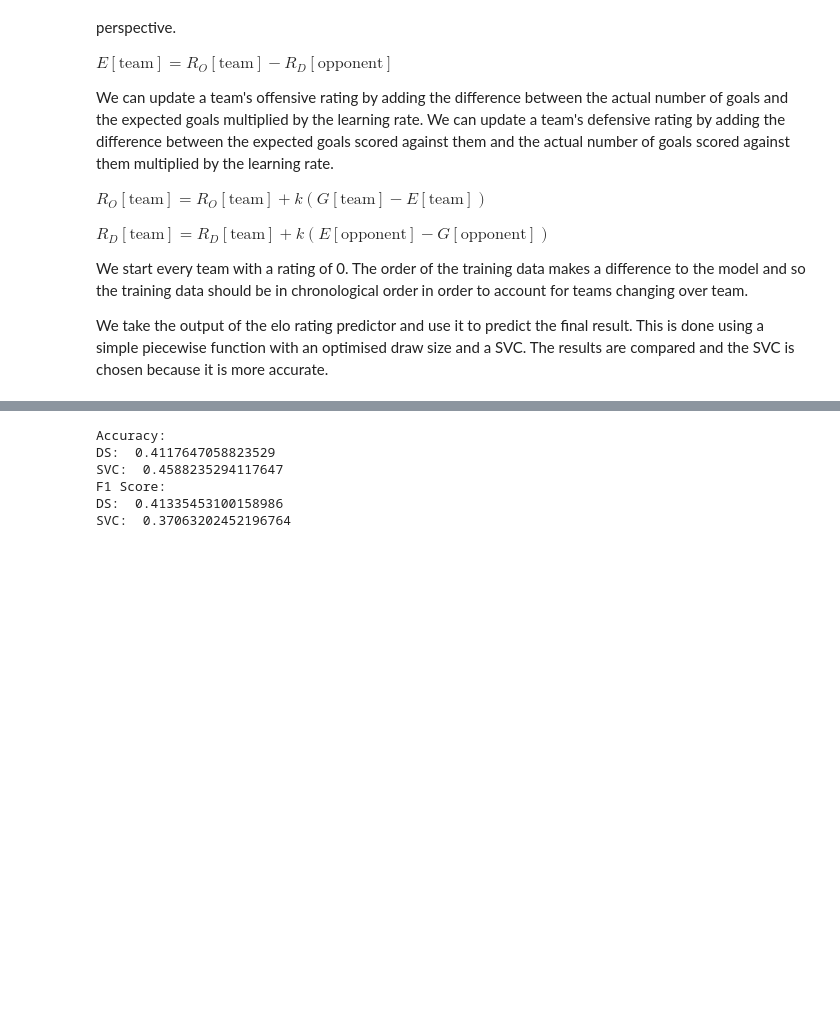
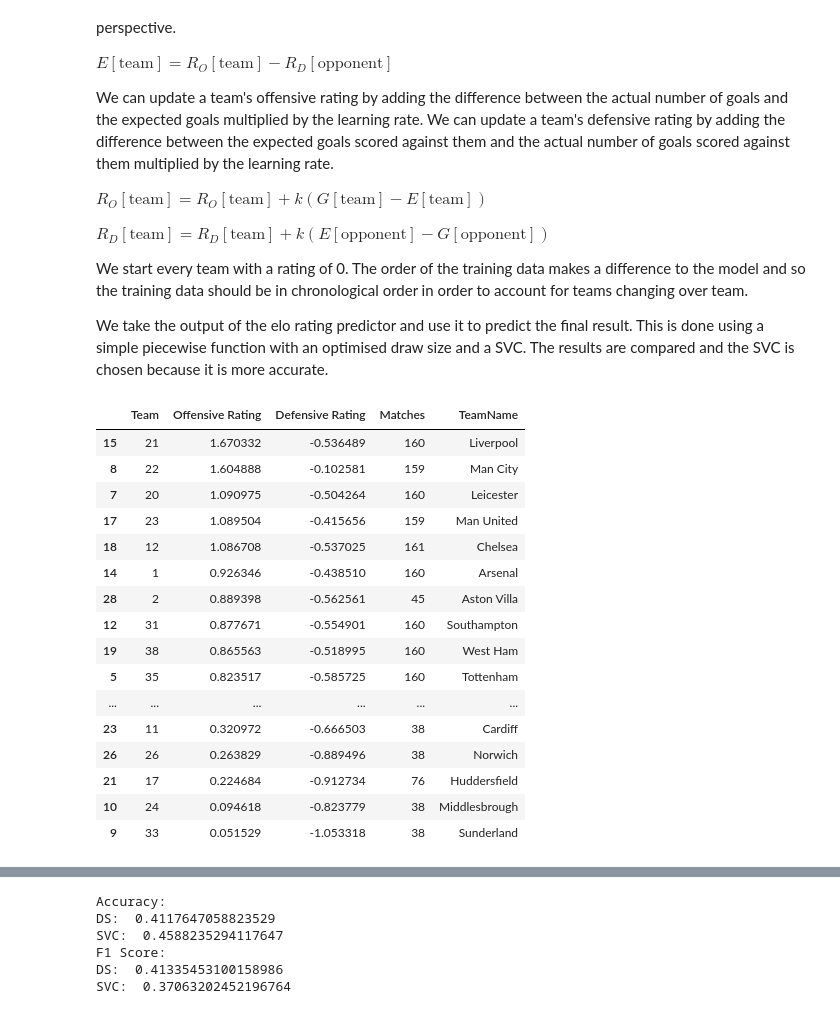
Before and after one commit to abircb/beat-the-bookie, a Jupyter notebook: main.ipynb, the cells around one changed output, grey strips where cells are left out. Drawn from its saved outputs; the diff is of its cells as text; code cells hidden in the pictures; blank space fills up the shorter version.

Commit message:
Fixed import errors and adding show rating

```diff
--- a/main.ipynb
+++ b/main.ipynb
@@ -890,6 +891,36 @@ training, test = train_test_split(match_data, test_size=0.05, shuffle=False)
 # Train elo ratings
 goal_elo = GoalElo()
 goal_elo.fit(training)
+# %%
+# Generating reverse teams mappings
+teams_data = pd.read_csv(os.path.join(os.getcwd(), "data/standard/standard.teamnames.csv"))
+teamname, teamID = list(teams_data['Standard teamname']), list(teams_data['TeamID'])
+teamname_mapping = dict(zip(teamID, teamname))
+teamname_mapping_inverse = dict(zip(teamname, teamID))
+# %%
+# Display elo ratings
+ratings_display = goal_elo.ratings_dataframe()
+for i, row in ratings_display.iterrows():
+    ratings_display.at[i, 'TeamName'] = teamname_mapping[row['Team']]
+ratings_display
+# %% [output]
+|  | Team | Offensive Rating | Defensive Rating | Matches | TeamName |
+| 15 | 21 | 1.670332 | -0.536489 | 160 | Liverpool |
+| 8 | 22 | 1.604888 | -0.102581 | 159 | Man City |
+| 7 | 20 | 1.090975 | -0.504264 | 160 | Leicester |
+| 17 | 23 | 1.089504 | -0.415656 | 159 | Man United |
+| 18 | 12 | 1.086708 | -0.537025 | 161 | Chelsea |
+| 14 | 1 | 0.926346 | -0.438510 | 160 | Arsenal |
+| 28 | 2 | 0.889398 | -0.562561 | 45 | Aston Villa |
+| 12 | 31 | 0.877671 | -0.554901 | 160 | Southampton |
+| 19 | 38 | 0.865563 | -0.518995 | 160 | West Ham |
+| 5 | 35 | 0.823517 | -0.585725 | 160 | Tottenham |
+| ... | ... | ... | ... | ... | ... |
+| 23 | 11 | 0.320972 | -0.666503 | 38 | Cardiff |
+| 26 | 26 | 0.263829 | -0.889496 | 38 | Norwich |
+| 21 | 17 | 0.224684 | -0.912734 | 76 | Huddersfield |
+| 10 | 24 | 0.094618 | -0.823779 | 38 | Middlesbrough |
+| 9 | 33 | 0.051529 | -1.053318 | 38 | Sunderland |
 # %%
 # Predict number of goals for use in training result classifier
 goal_predicted_data = goal_elo.predict_data(training)
```
Also changed, not shown: parts of 4 cells of this notebook.
